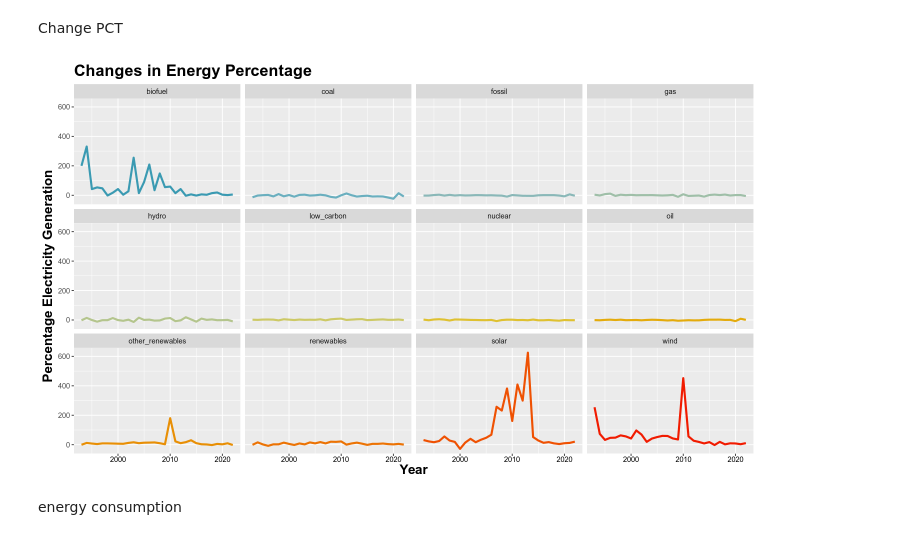
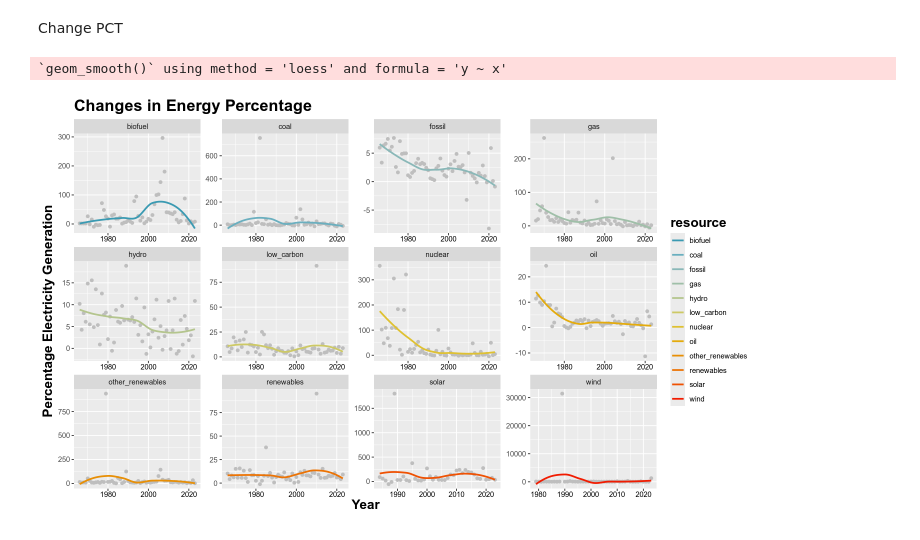
Before and after one commit to jackyeung99/class_exploratory-data-analysis, a Jupyter notebook: projects/final_project/final_project.ipynb, the cells around one changed output. Saved outputs shown, nothing was run; the diff lists cells and outputs as text; code cells hidden in the pictures.

```diff
--- a/projects/final_project/final_project.ipynb
+++ b/projects/final_project/final_project.ipynb
@@ -58,7 +45,7 @@ theme_set(ThemeMain)
 # %% [markdown]
 ## Data
 # %%
-df <- read.csv('../../data/owid-energy-data.csv') %>% drop_na()
+df <- read.csv('../../data/owid-energy-data.csv')
 # %%
 head(df)
 # %% [output]
@@ -376,0 +401,3 @@ Warning message:
+# %%
+df_long <- df_long %>%
+    filter(country != "World")
@@ -395,0 +558,2 @@ ggplot(total_resources, aes(x = fct_reorder(resource, total), y = total, fill=re
+# %%
+df_long <- rename(df_long, iso_a3 = iso_code)
@@ -501,21 +634,22 @@ Change PCT
 # %%
 change_pct <- df_long %>%
   group_by(year, resource) %>%
+  drop_na(cons_change_pct) %>%
   summarise(mean_pct_change = mean(cons_change_pct), .groups = 'drop')
 # %%
 
-pal <- wes_palette("Zissou1", 12, type = "continuous")
 
 ggplot(change_pct, aes(x=year, y=mean_pct_change, groups = resource, color= resource)) +
-  geom_line(size = 1.2, show.legend = FALSE) +
-  facet_wrap(~resource) +
-  scale_color_manual(values = pal) +
+  # geom_line(size = 1.2, show.legend = FALSE) +
+  geom_point(color="grey") +
+  geom_smooth(se = FALSE) +
+  facet_wrap(~resource, scale="free") +
+  scale_color_manual(values = my_palette) +
   labs(
     title = "Changes in Energy Percentage",
     x = "Year",
     y = "Percentage Electricity Generation"
   )
 # %% [output]
+`geom_smooth()` using method = 'loess' and formula = 'y ~ x'
-[figure, old version]
+[figure, new version]
-# %% [markdown]
-energy consumption
```
Also changed, not shown: parts of 61 cells of this notebook, 9 other files.
